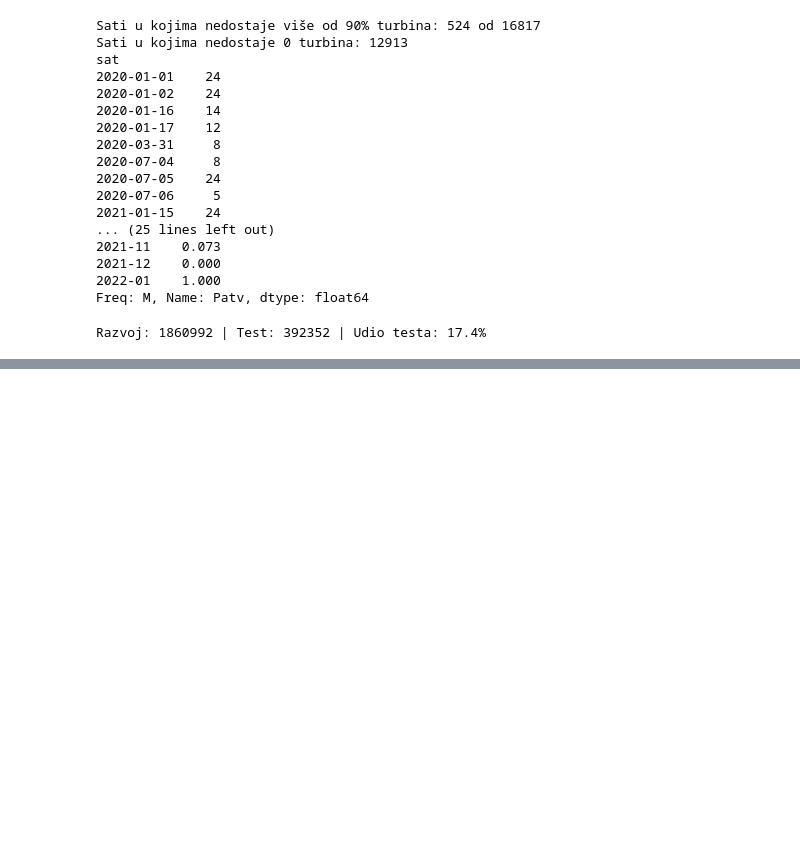
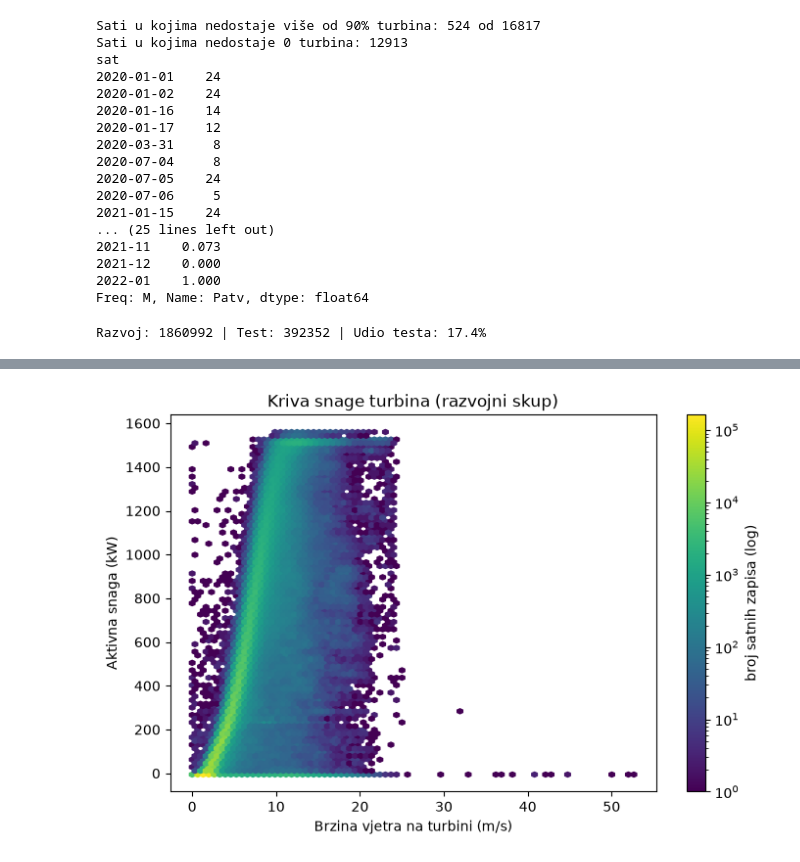
Before and after one commit to mehocatic/ml_practice, a Jupyter notebook: projekat.ipynb, the cells around one changed output, grey strips where cells are left out. Saved outputs shown, nothing was run; the diff lists cells and outputs as text; code cells hidden in the pictures; blank space fills up the shorter version.

Commit message:
Add descriptive statistics, power curve and outlier analysis

```diff
--- a/projekat.ipynb
+++ b/projekat.ipynb
@@ -222,3 +222,24 @@ razvoj.to_parquet("razvoj.parquet")
 test.to_parquet("test_ne_diraj.parquet")
 # %% [output]
 Razvoj: 1860992 | Test: 392352 | Udio testa: 17.4%
+# %%
+nazivi = {
+    "TurbID": "turbina_id", "sat": "sat",
+    "Wspd": "brzina_vjetra_turbina", "Wdir": "ugao_vjetar_turbina",
+    "Etmp": "temp_vanjska", "Itmp": "temp_unutrasnja",
+    "Ndir": "smjer_kucista",
+    "Pab1": "ugao_lopatice_1", "Pab2": "ugao_lopatice_2", "Pab3": "ugao_lopatice_3",
+    "Prtv": "reaktivna_snaga",
+    "T2m": "temp_zraka_2m", "Sp": "pritisak", "RelH": "vlaznost",
+    "Wspd_w": "brzina_vjetra_10m", "Wdir_w": "smjer_vjetra_10m",
+    "Tp": "padavine", "Patv": "aktivna_snaga",
+}
+razvoj = razvoj.rename(columns=nazivi)
+test = test.rename(columns=nazivi)   # ista imena, ali test ne analiziramo
+
+# Opisna statistika samo na razvojnom skupu
+brojcane = razvoj.drop(columns=["turbina_id", "sat"])
+stat = brojcane.describe().T            # count, mean, std, min, 25%, 50%, 75%, max
+stat["asimetrija"] = brojcane.skew()
+stat["zaobljenost"] = brojcane.kurt()
+stat.round(3)
@@ -224,0 +264,15 @@ Razvoj: 1860992 | Test: 392352 | Udio testa: 17.4%
+# %%
+import matplotlib.pyplot as plt
+
+d = razvoj.dropna(subset=["brzina_vjetra_turbina", "aktivna_snaga"])
+
+plt.figure(figsize=(8, 5))
+plt.hexbin(d["brzina_vjetra_turbina"], d["aktivna_snaga"],
+           gridsize=80, bins="log", cmap="viridis")  # log skala boje: i rijetke tačke se vide
+plt.colorbar(label="broj satnih zapisa (log)")
+plt.xlabel("Brzina vjetra na turbini (m/s)")
+plt.ylabel("Aktivna snaga (kW)")
+plt.title("Kriva snage turbina (razvojni skup)")
+plt.show()
+# %% [output]
+[figure, added]
```
Also changed, not shown: parts of 3 cells of this notebook.
